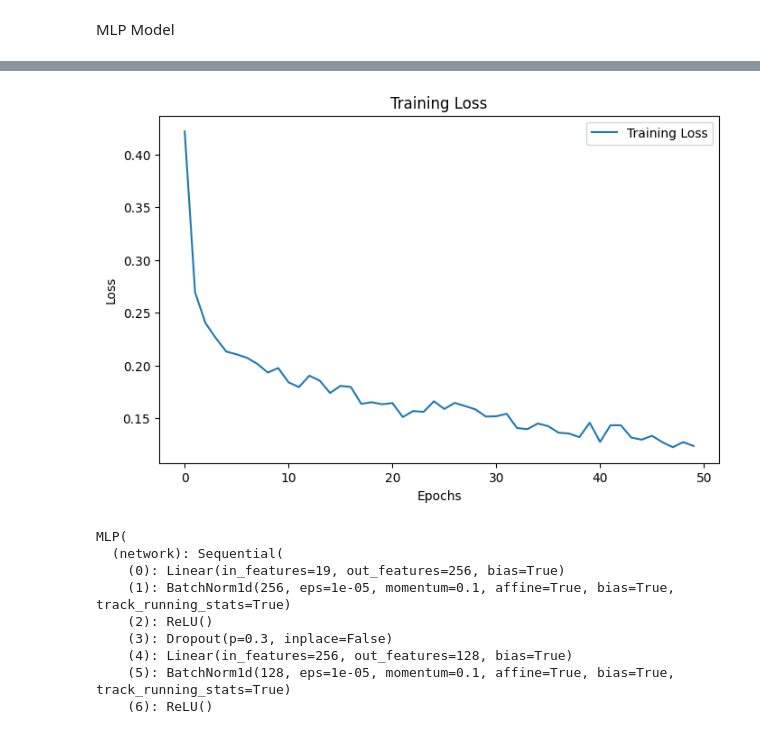
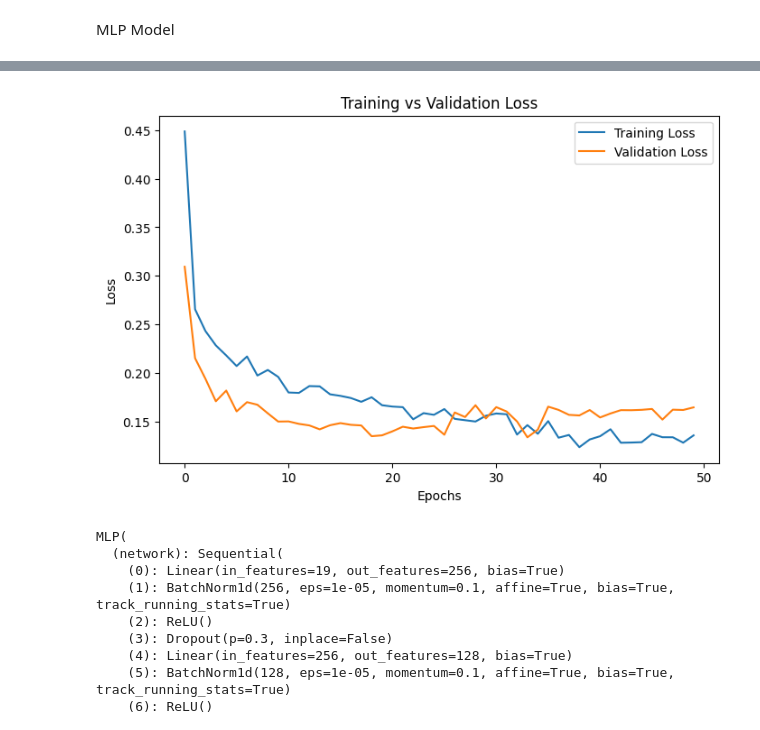
Before and after one commit to rizqy-fadhil/churn-prediction, a Jupyter notebook: deep-learning/model-setup/mlp.ipynb, the cells around one changed output, grey strips where cells are left out. Cells and saved outputs as stored; diff of their text form; code cells hidden in the pictures.

```diff
--- a/deep-learning/model-setup/mlp.ipynb
+++ b/deep-learning/model-setup/mlp.ipynb
@@ -58,13 +70,24 @@ preprocessor = ColumnTransformer(
 )
 # %%
 X_train_processed = preprocessor.fit_transform(X_train)
-
-X_test_processed = preprocessor.transform(X_test)
+X_val_processed   = preprocessor.transform(X_val)
+X_test_processed  = preprocessor.transform(X_test)
 # %%
 X_train_tensor = torch.tensor(X_train_processed, dtype=torch.float32)
-X_test_tensor = torch.tensor(X_test_processed, dtype=torch.float32)
+X_val_tensor   = torch.tensor(X_val_processed,   dtype=torch.float32)
+X_test_tensor  = torch.tensor(X_test_processed,  dtype=torch.float32)
+
 y_train_tensor = torch.tensor(y_train.values, dtype=torch.float32).reshape(-1, 1)
-y_test_tensor = torch.tensor(y_test.values, dtype=torch.float32).reshape(-1, 1)
+y_val_tensor   = torch.tensor(y_val.values,   dtype=torch.float32).reshape(-1, 1)
+y_test_tensor  = torch.tensor(y_test.values,  dtype=torch.float32).reshape(-1, 1)
 # %%
 train_dataset = torch.utils.data.TensorDataset(X_train_tensor, y_train_tensor)
-test_dataset = torch.utils.data.TensorDataset(X_test_tensor, y_test_tensor)
+val_dataset   = torch.utils.data.TensorDataset(X_val_tensor,   y_val_tensor)
+test_dataset  = torch.utils.data.TensorDataset(X_test_tensor,  y_test_tensor)
+
+train_loader = DataLoader(train_dataset, batch_size=32, shuffle=True)
+val_loader   = DataLoader(val_dataset,   batch_size=32, shuffle=False)
+test_loader  = DataLoader(test_dataset,  batch_size=32, shuffle=False)
+
+input_dim = X_train_processed.shape[1]
+print('Input dim:', input_dim)
@@ -89,5 +111,6 @@ optimizer = torch.optim.Adam(
 # %%
 num_epochs = 50
 train_losses = []
+val_losses   = []
 # %%
 for epoch in range(num_epochs):
@@ -145,19 +164,14 @@ Epoch [50/50]Loss: 0.1239
 # %%
-plt.figure(figsize=(8,5))
-
-plt.plot(
-    train_losses,
-    label="Training Loss"
-)
-
-plt.xlabel("Epochs")
-plt.ylabel("Loss")
-plt.title("Training Loss")
-
+plt.figure(figsize=(8, 5))
+plt.plot(train_losses, label='Training Loss')
+plt.plot(val_losses,   label='Validation Loss')
+plt.xlabel('Epochs')
+plt.ylabel('Loss')
+plt.title('Training vs Validation Loss')
 plt.legend()
 plt.show()
 # %% [output]
-[figure, old version]
+[figure, new version]
 # %%
 model.eval()
 # %% [output]
```
Also changed, not shown: parts of 6 cells of this notebook, 4 other files.
